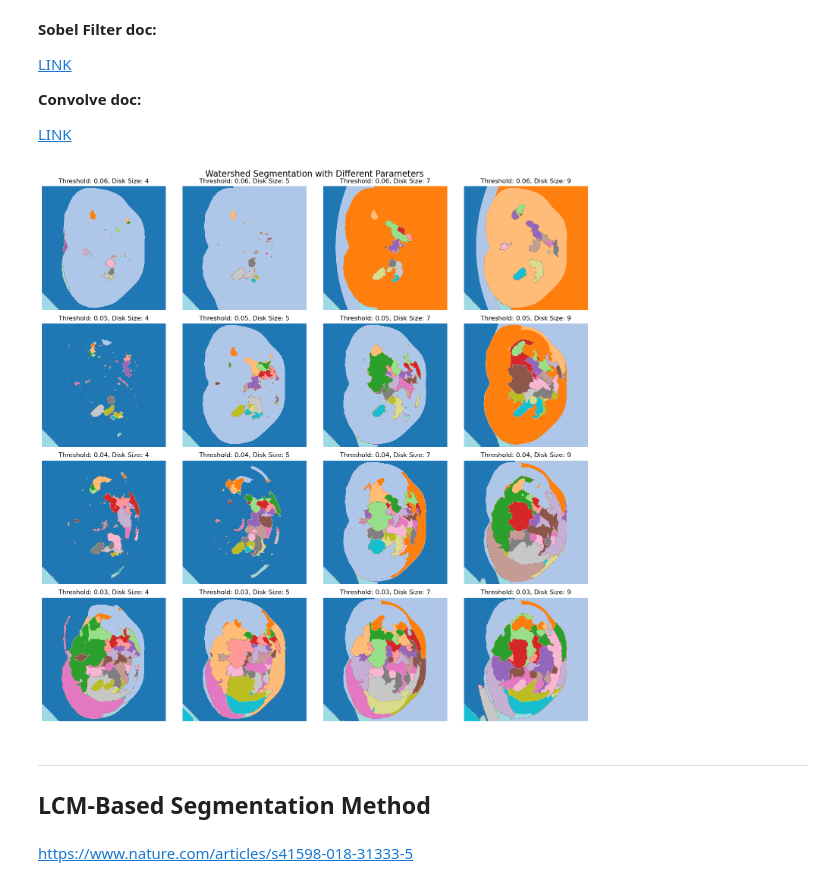
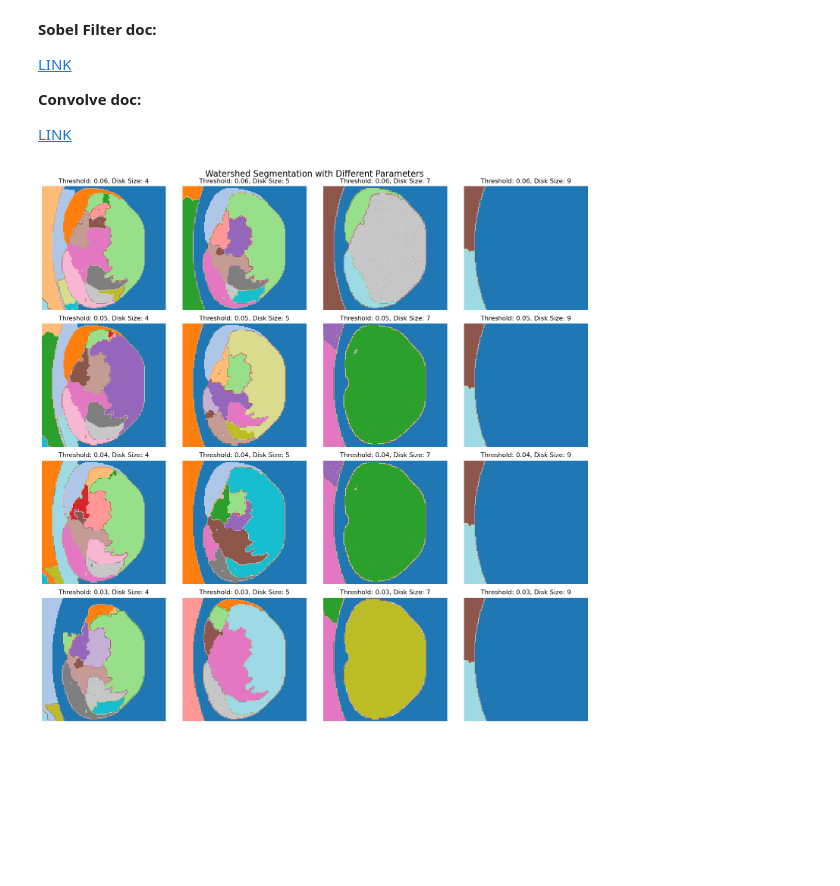
Before and after one commit to 54CHA-PJ/ECN-Challenge-Data-IRM, a Jupyter notebook: test_ml.ipynb, the cells around one changed output. Cells and saved outputs as stored; diff of their text form; code cells hidden in the pictures; blank space fills up the shorter version.

Commit message:
add more ML methods of reunification

```diff
--- a/test_ml.ipynb
+++ b/test_ml.ipynb
@@ -105,8 +112,6 @@ plt.show()
 # %% [markdown]
 ### 2. Pre-Processing Functions
 # %%
-
-
 def preprocess_image(image):
     # Convert to float
     image = img_as_float(image)
@@ -118,7 +123,9 @@ def preprocess_image(image):
     normalized = (equalized - np.min(equalized)) / (np.max(equalized) - np.min(equalized))
     # Apply median filter to remove noise
     denoised = ndi.median_filter(normalized, size=5)
-    return denoised
+    # Resize image
+    resized = resize(denoised, (128, 128), anti_aliasing=True)
+    return resized
 
 def get_edges(image):
     edges = sobel(image)
@@ -152,11 +161,9 @@ plt.show()
 # %%
-
-
 # Define the range of k values
-k_values = [20, 30, 40, 50]
+k_values = [20, 40, 60]
 
 # Preprocess the image
-image = data_train[0]  # Replace with your image
+image = data_train[0]
 preprocessed_image = preprocess_image(image)
 
 # Get image dimensions
@@ -188,10 +195,10 @@ for i, k in enumerate(k_values):
     cluster_labels = kmeans.labels_
 
     # Reshape labels back to the image shape
-    segmented_image = cluster_labels.reshape(height, width)
+    seg_img_km = cluster_labels.reshape(height, width)
 
     # Visualize the segmented image
-    axs[i].imshow(segmented_image, cmap='nipy_spectral')
+    axs[i].imshow(seg_img_km, cmap='nipy_spectral')
     axs[i].set_title(f'k={k}')
     axs[i].axis('off')
 
@@ -311,40 +541,35 @@ param_grid = {
     'threshold': [0.06, 0.05, 0.04, 0.03],
     'disk_size': [4, 5, 7, 9]
 }
 
 # Create a grid of parameters
 grid = ParameterGrid(param_grid)
 
 # Function to apply watershed with given parameters
 def apply_watershed(image, threshold, disk_size):
     params = (threshold, disk_size)
     edges = sobel(image)
     edges_int = (edges * 255).astype(np.uint8)
     markers = rank.gradient(edges_int, disk(disk_size)) < threshold * 255
     markers = ndi.label(markers)[0]
-    segmentation = watershed(edges, markers)
-    return segmentation, markers, edges
+    segmentation_ws = watershed(edges, markers)
+    return segmentation_ws, markers, edges
 
 # Plot results for each parameter combination
 fig, axs = plt.subplots(len(param_grid['threshold']), len(param_grid['disk_size']), figsize=(15, 15))
 fig.suptitle('Watershed Segmentation with Different Parameters', fontsize=16)
 
 for i, threshold in enumerate(param_grid['threshold']):
     for j, disk_size in enumerate(param_grid['disk_size']):
-        segmentation, markers, edges = apply_watershed(preprocessed_image, threshold, disk_size)
+        segmentation_ws, markers, edges = apply_watershed(preprocessed_image, threshold, disk_size)
         axs[i, j].imshow(
-            segmentation, # OR markers OR edges
+            segmentation_ws, # OR markers OR edges
             cmap='tab20'
         )
         axs[i, j].set_title(f'Threshold: {threshold}, Disk Size: {disk_size}')
         axs[i, j].axis('off')
 
 plt.tight_layout()
 plt.show()
 # %% [output]
-[figure, old version]
+[figure, new version]
-# %% [markdown]
----
-## LCM-Based Segmentation Method
-# %% [markdown]
-https://www.nature.com/articles/s41598-018-31333-5
```
Also changed, not shown: parts of 22 cells of this notebook, 1 other file.
